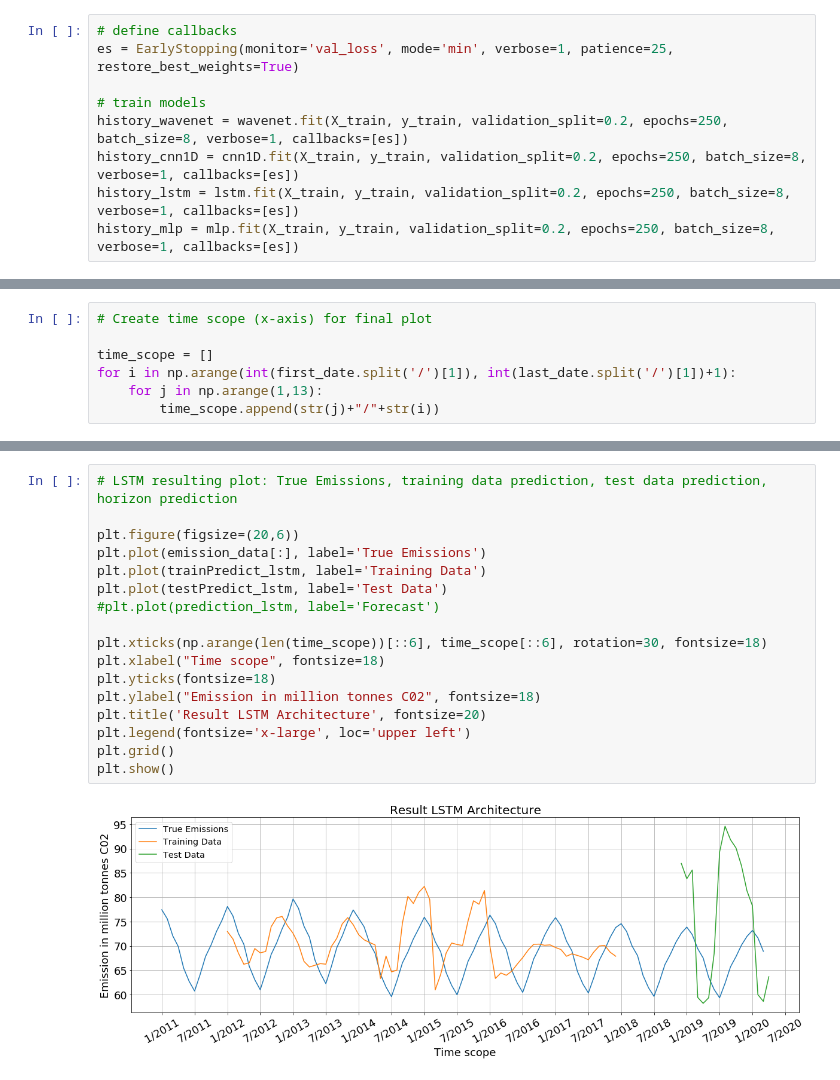
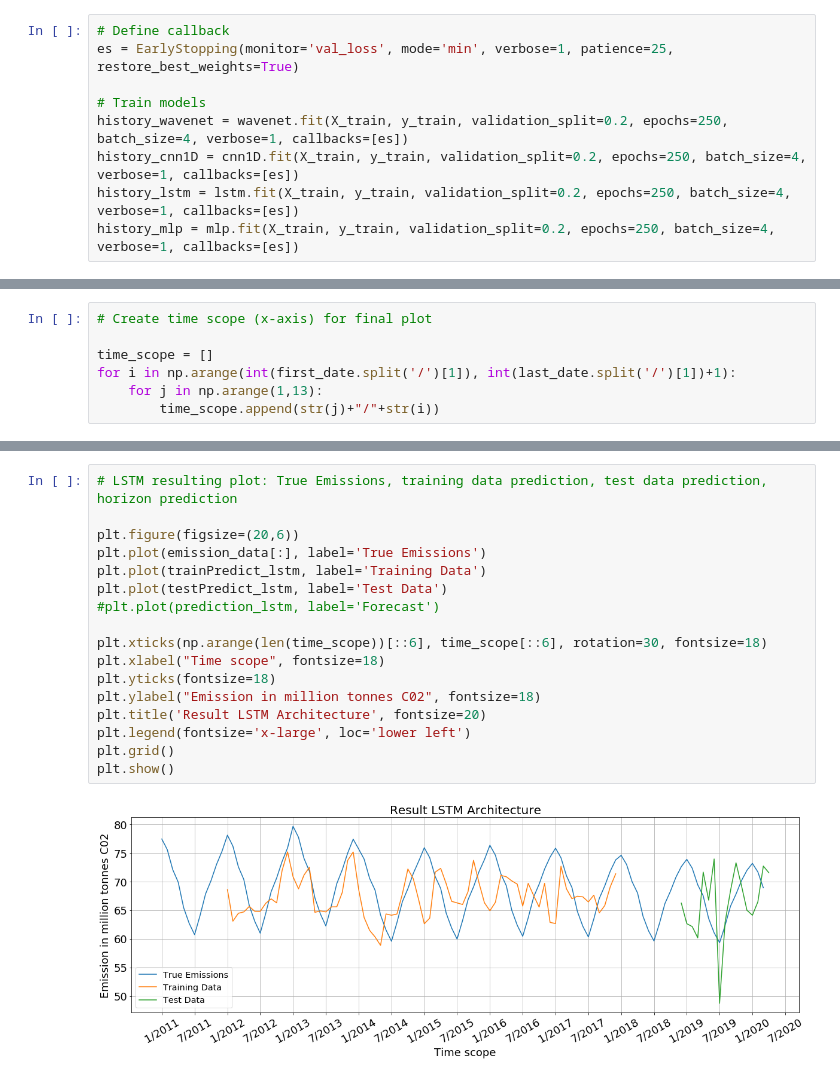
Before and after one commit to hannesk95/AMI, a Jupyter notebook: models/TimeSeriesForecasting/features_emissions_forecast.ipynb, the cells around one changed output, grey strips where cells are left out. Cells and saved outputs as stored; diff of their text form.

```diff
--- a/models/TimeSeriesForecasting/features_emissions_forecast.ipynb
+++ b/models/TimeSeriesForecasting/features_emissions_forecast.ipynb
@@ -375,14 +375,14 @@ _________________________________________________________________
 # %% [markdown]
 ### Train model of every instance and show train history
 # %%
-# define callbacks
+# Define callback
 es = EarlyStopping(monitor='val_loss', mode='min', verbose=1, patience=25, restore_best_weights=True)
 
-# train models
-history_wavenet = wavenet.fit(X_train, y_train, validation_split=0.2, epochs=250, batch_size=8, verbose=1, callbacks=[es])
-history_cnn1D = cnn1D.fit(X_train, y_train, validation_split=0.2, epochs=250, batch_size=8, verbose=1, callbacks=[es])
-history_lstm = lstm.fit(X_train, y_train, validation_split=0.2, epochs=250, batch_size=8, verbose=1, callbacks=[es])
-history_mlp = mlp.fit(X_train, y_train, validation_split=0.2, epochs=250, batch_size=8, verbose=1, callbacks=[es])
+# Train models
+history_wavenet = wavenet.fit(X_train, y_train, validation_split=0.2, epochs=250, batch_size=4, verbose=1, callbacks=[es])
+history_cnn1D = cnn1D.fit(X_train, y_train, validation_split=0.2, epochs=250, batch_size=4, verbose=1, callbacks=[es])
+history_lstm = lstm.fit(X_train, y_train, validation_split=0.2, epochs=250, batch_size=4, verbose=1, callbacks=[es])
+history_mlp = mlp.fit(X_train, y_train, validation_split=0.2, epochs=250, batch_size=4, verbose=1, callbacks=[es])
 # %% [output]
 Train on 57 samples, validate on 15 samples
 Epoch 1/250
@@ -587,22 +636,22 @@ plt.show()
 # %%
 # LSTM resulting plot: True Emissions, training data prediction, test data prediction, horizon prediction
 
 plt.figure(figsize=(20,6))
 plt.plot(emission_data[:], label='True Emissions')
 plt.plot(trainPredict_lstm, label='Training Data')
 plt.plot(testPredict_lstm, label='Test Data')
 #plt.plot(prediction_lstm, label='Forecast')
 
 plt.xticks(np.arange(len(time_scope))[::6], time_scope[::6], rotation=30, fontsize=18)
 plt.xlabel("Time scope", fontsize=18)
 plt.yticks(fontsize=18)
 plt.ylabel("Emission in million tonnes C02", fontsize=18)
 plt.title('Result LSTM Architecture', fontsize=20)
-plt.legend(fontsize='x-large', loc='upper left')
+plt.legend(fontsize='x-large', loc='lower left')
 plt.grid()
 plt.show()
 # %% [output]
-[figure, old version]
+[figure, new version]
 # %%
 # MLP resulting plot: True Emissions, training data prediction, test data prediction, horizon prediction
 
```
Also changed, not shown: parts of 9 cells of this notebook.
